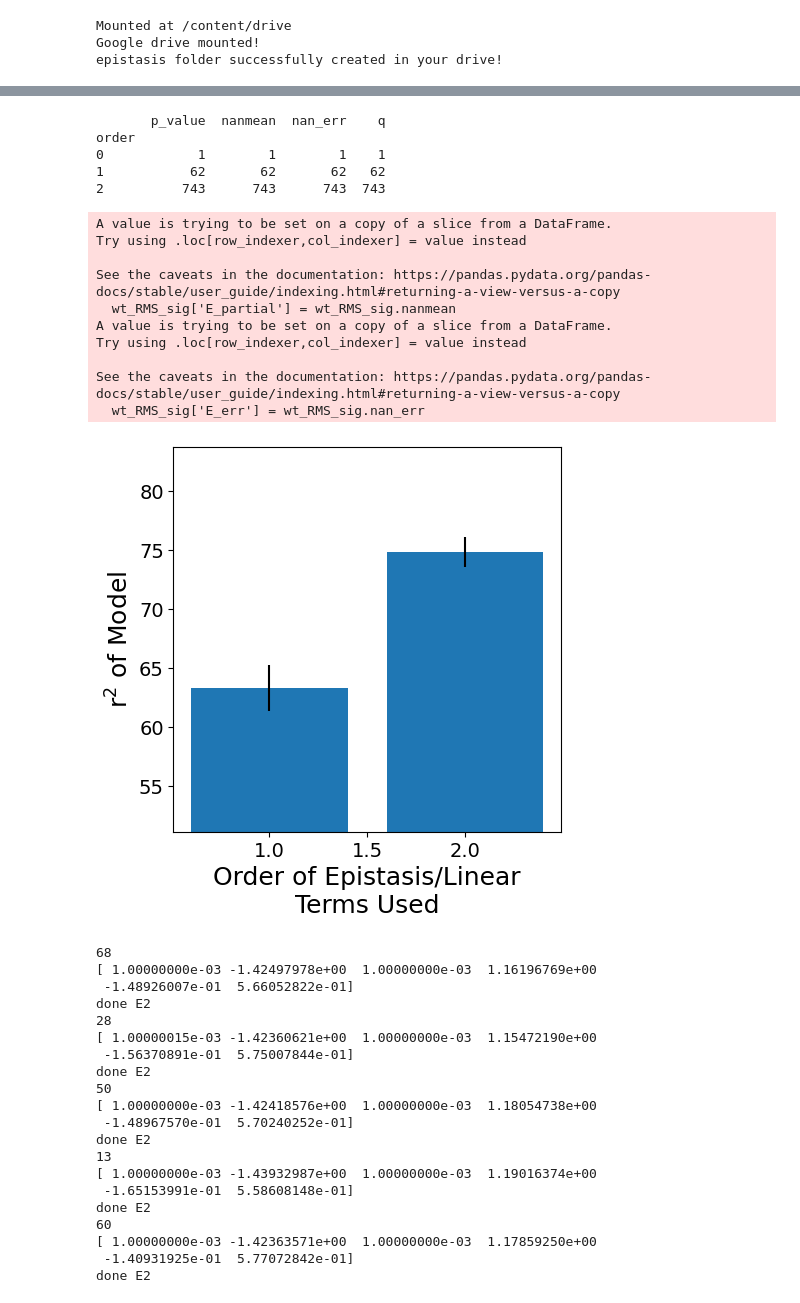
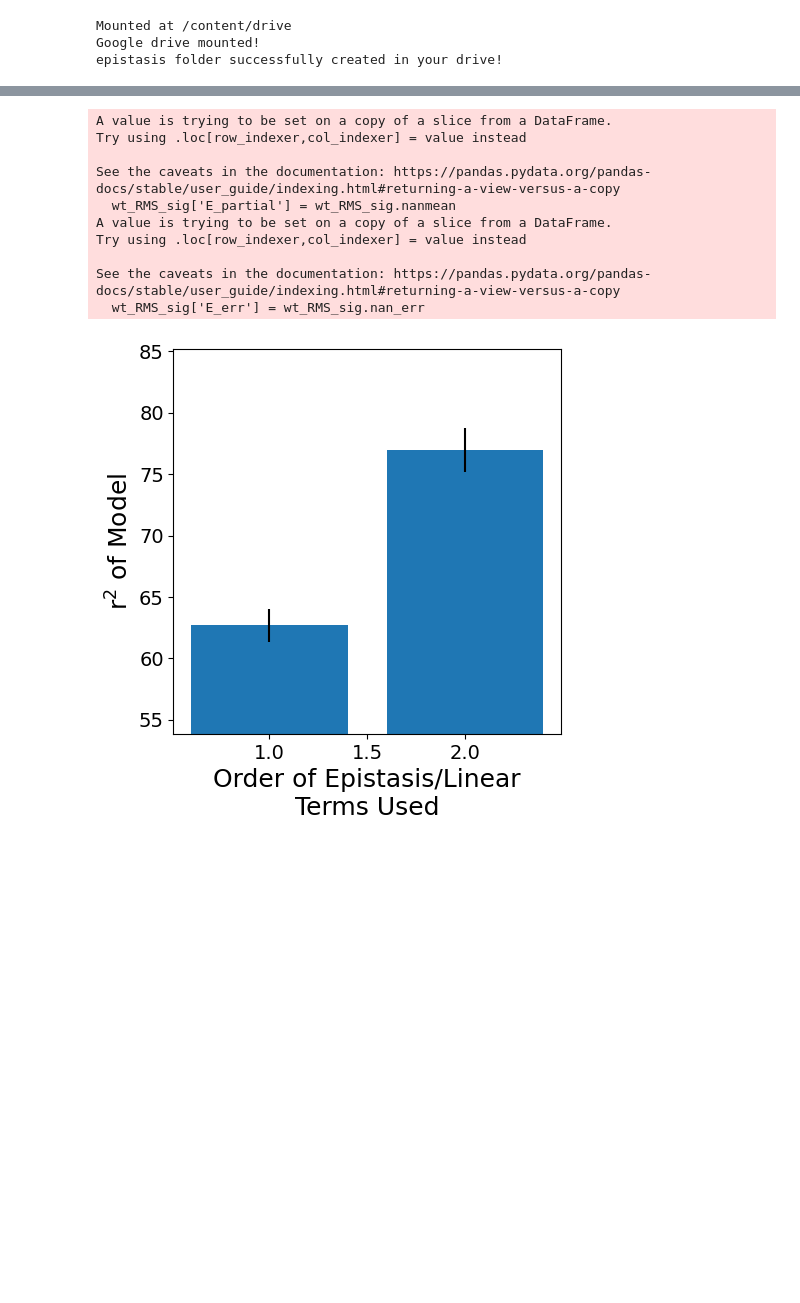
Before and after one commit to Creixell-lab/epystasis, a Jupyter notebook: Epistasis_20250807.ipynb, the cells around one changed output, grey strips where cells are left out. Cells and saved outputs as stored; diff of their text form; code cells hidden in the pictures; blank space fills up the shorter version.

```diff
--- a/Epistasis_20250807.ipynb
+++ b/Epistasis_20250807.ipynb
@@ -903,7 +927,7 @@ Pearson R-squared (Data vs Fit): 0.8201
 #@markdown 2nd order epistasis calculations are performed after linearisation of the first order effects
 
 for position in range(n):
-    df_tang[str(position)] = df_tang['pep_'].str[position]
+    df_tang[str(position)] = df_tang[variant_column].str[position] # variant column used in place of 'pep_'
 
 for replicates in range(replicates_count): # 3 is for 3 replicates
     seeds = np.random.randint(100, size=5)
@@ -911,14 +935,19 @@ for replicates in range(replicates_count): # 3 is for 3 replicates
     np.save(f'seeds_{replicates}', seeds)
 ### linearisation coefficient
 
+
 df_tang_backup = df_tang.copy()
-variants_true_4xnns['pep'] = variants_true_4xnns.seq.apply(translate_df)
-all_variants = variants_true_4xnns.groupby('pep').sum()
 
-all_variants['m_index'] = all_variants.index
-df_tang_backup['m_index'] = df_tang_backup.index
+####!!!! the following is horrible code! It shouldnt be translated
+all_variants = pd.DataFrame(recrusive_kron_string(AA_involved, n))
+all_variants.columns = ['pep_']
+####!!!! the above is horrible code!
 
-merged_df = pd.merge(df_tang_backup, all_variants, on='m_index', how='outer', indicator=True)
+####!!!! grouping on m_index is also a horrible idea, as we should group on 'pep_' instead
+
+merged_df = pd.merge(df_tang_backup, all_variants, on='pep_', how='outer', indicator=True)
+####!!!! grouping on m_index is also a horrible idea
+
 different_variants = merged_df[merged_df['_merge'] != 'both']
 missing_values_df__ = different_variants['pep_']
 missing_values_df__.columns = ['pep_']
@@ -943,8 +972,10 @@ for replicate in np.arange(replicates_count)+1: #range(1,4):
     # [ 0.15335244, -0.25501055,  0.26509992,  0.05803452, -0.2905526,  3.28917588]
 
     p0_list = [initial_guess,initial_guess,initial_guess]
+    #!!!! this call of replicate is wrong!, we dont need weight as well
     pheno_pre_linear = f'y{replicate}' # phenotype of choice
-    weight = 'yerr'
+    #weight = 'yerr'
+    #!!!! we dont need the weight either
     pheno = f'linearised_{pheno_pre_linear}'
 
     for seed in seeds:
@@ -962,6 +993,8 @@ for replicate in np.arange(replicates_count)+1: #range(1,4):
         # add missing data
         preserved_data_run = preserved_data_run.sort_values('pep_')
 
+
+        # !!! a simple for loop will do, but I dont actually think its needed
         # !!!assign characters, bad code, needs to be more generalised
         #preserved_data_run['0'] = preserved_data_run['pep_'].str[0]
         #preserved_data_run['1'] = preserved_data_run['pep_'].str[1]
@@ -973,7 +1006,7 @@ for replicate in np.arange(replicates_count)+1: #range(1,4):
         #preserved_data['2'] = preserved_data['pep_'].str[2]
 
         ### generate 1st order
-        E0 = np.nanmean(df_tang[pheno_pre_linear])
+        E0 = np.nanmean(df_tang[phenotype_column])
         E0_df = pd.DataFrame((['*'*n],[E0])).T
         E0_df.columns = ['Epi', 'E_partial']
         E1_df = epistasis_code(k=k, e = 1, n=n, df = preserved_data, pheno = pheno_pre_linear, alphabet = ['b']+AA_seq_[1:])
@@ -992,7 +1025,7 @@ for replicate in np.arange(replicates_count)+1: #range(1,4):
 
         x = np.array(preserved_data_pred) # must be an array
         y = preserved_data_[pheno_pre_linear]
-        sigma_n  = 1/preserved_data_[weight]
+        #sigma_n  = 1/preserved_data_[weight]
         x_data = x#[(y <= mesh[-1]) & (y >= mesh[0])]
         y_data = y#[(y <= mesh[-1]) & (y >= mesh[0])]
 
@@ -1024,7 +1057,7 @@ for replicate in np.arange(replicates_count)+1: #range(1,4):
         #clipped_arr_train = [inverse_error_function3(i, *params) for i in preserved_data_[pheno_pre_linear]]
         #print('line 82')
         #preserved_data_[f'linear_{pheno_pre_linear}'] = clipped_arr_train
-        print(params)
+        #print(params)
         np.save(f'params_{pheno_pre_linear}_r{replicate}_seed{seed}',params )
         # use clipped array for E2, E3 ... high order predictions
 
@@ -1126,7 +1159,7 @@ for replicate in np.arange(replicates_count)+1: #range(1,4):
     wt_RMS['order'] = char_list
 
     wt_RMS_sig = wt_RMS[wt_RMS['q'] <= 0.05]
-    print(wt_RMS_sig.groupby('order').count())
+    #print(wt_RMS_sig.groupby('order').count())
 
     #wt_RMS_sig.columns = [0,1,2,3,4,'p','q','order'] # 0,1,2,3,4 refer to replicates
     wt_RMS_sig_ = wt_RMS_sig.copy()
@@ -1217,37 +1240,12 @@ done E2
 done E2
-       p_value  nanmean  nan_err    q
-order
-0            1        1        1    1
-1           62       62       62   62
-2          743      743      743  743
+A value is trying to be set on a copy of a slice from a DataFrame.
+Try using .loc[row_indexer,col_indexer] = value instead
+
+See the caveats in the documentation: https://pandas.pydata.org/pandas-docs/stable/user_guide/indexing.html#returning-a-view-versus-a-copy
+  wt_RMS_sig['E_partial'] = wt_RMS_sig.nanmean
+A value is trying to be set on a copy of a slice from a DataFrame.
+Try using .loc[row_indexer,col_indexer] = value instead
+
+See the caveats in the documentation: https://pandas.pydata.org/pandas-docs/stable/user_guide/indexing.html#returning-a-view-versus-a-copy
+  wt_RMS_sig['E_err'] = wt_RMS_sig.nan_err
-A value is trying to be set on a copy of a slice from a DataFrame.
-Try using .loc[row_indexer,col_indexer] = value instead
-
-See the caveats in the documentation: https://pandas.pydata.org/pandas-docs/stable/user_guide/indexing.html#returning-a-view-versus-a-copy
-  wt_RMS_sig['E_partial'] = wt_RMS_sig.nanmean
-A value is trying to be set on a copy of a slice from a DataFrame.
-Try using .loc[row_indexer,col_indexer] = value instead
-
-See the caveats in the documentation: https://pandas.pydata.org/pandas-docs/stable/user_guide/indexing.html#returning-a-view-versus-a-copy
-  wt_RMS_sig['E_err'] = wt_RMS_sig.nan_err
-[figure, old version]
+[figure, new version]
-68
-[ 1.00000000e-03 -1.42497978e+00  1.00000000e-03  1.16196769e+00
- -1.48926007e-01  5.66052822e-01]
-done E2
-28
-[ 1.00000015e-03 -1.42360621e+00  1.00000000e-03  1.15472190e+00
- -1.56370891e-01  5.75007844e-01]
-done E2
-50
-[ 1.00000000e-03 -1.42418576e+00  1.00000000e-03  1.18054738e+00
- -1.48967570e-01  5.70240252e-01]
-done E2
-13
-[ 1.00000000e-03 -1.43932987e+00  1.00000000e-03  1.19016374e+00
- -1.65153991e-01  5.58608148e-01]
-done E2
-60
-[ 1.00000000e-03 -1.42363571e+00  1.00000000e-03  1.17859250e+00
- -1.40931925e-01  5.77072842e-01]
-done E2
```
Also changed, not shown: parts of 12 cells of this notebook.
